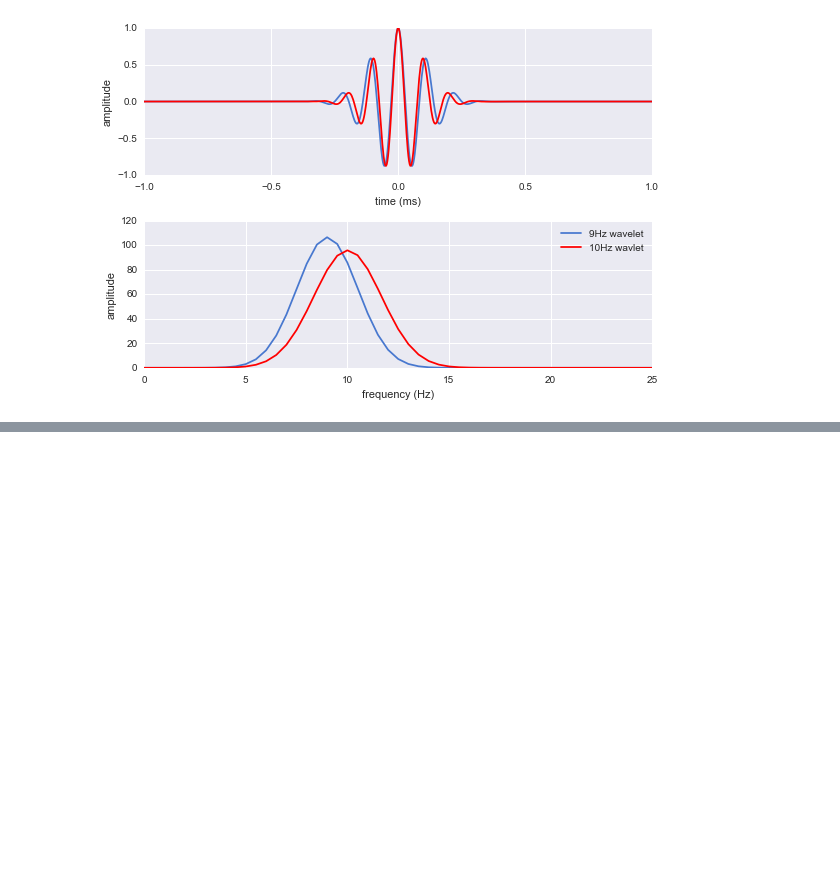
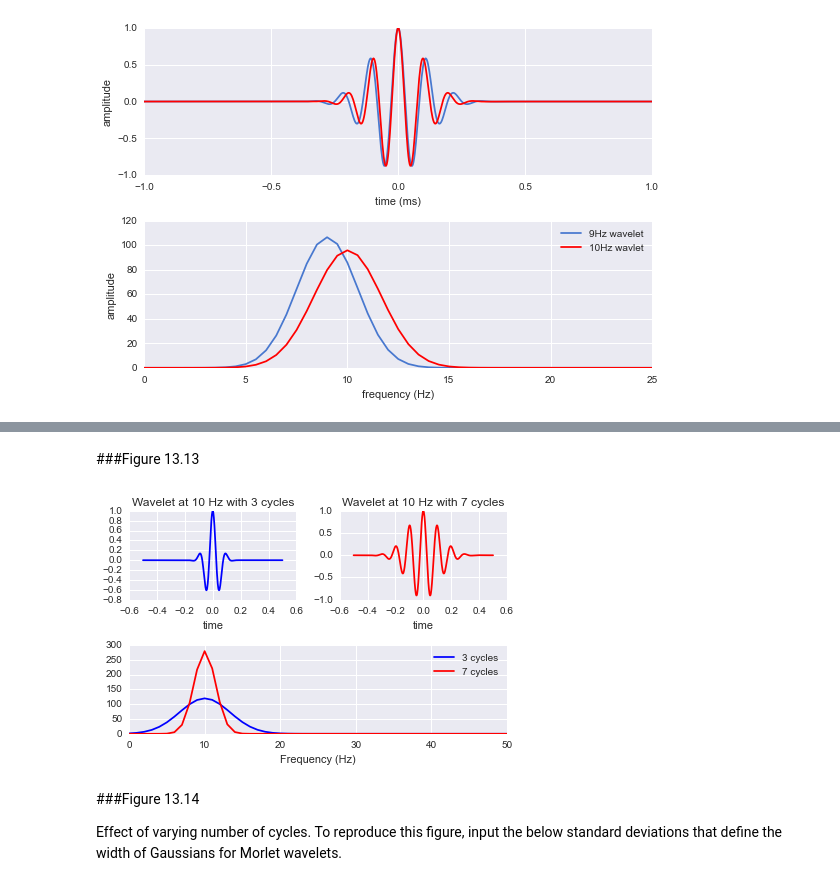
Before and after one commit to lyndond/Analyzing_Neural_Time_Series, a Jupyter notebook: chapter13.ipynb, the cells around one changed output, grey strips where cells are left out. Drawn from its saved outputs; the diff is of its cells as text; code cells hidden in the pictures; blank space fills up the shorter version.

```diff
--- a/chapter13.ipynb
+++ b/chapter13.ipynb
@@ -378,0 +565,37 @@ plt.tight_layout()
+# %% [markdown]
+###Figure 13.13
+# %%
+frequency = 10
+time = np.arange(-0.5,0.5 + 1/srate,1/srate)
+numcycles = [3,7]
+
+wavecolors='br'
+
+plt.figure()
+
+for i,cycle in enumerate(numcycles):
+    #create our wavelet
+    wavelet = exp(2*1j*pi*frequency*time) * exp(-time**2/(2*(cycle/(2*pi*frequency))**2))
+
+    plt.subplot(2,2,i+1)
+    plt.plot(time,np.real(wavelet),wavecolors[i])
+    plt.xlabel("time")
+    plt.title("Wavelet at " + str(frequency) + " Hz with " + str(cycle) + " cycles")
+
+    plt.subplot(2,1,2)
+    fft_wav = 2*np.absolute(fft(wavelet))
+    hz_wav = np.linspace(0,srate/2,np.round(len(wavelet)/2)+1)
+    plt.plot(hz_wav,fft_wav[:len(hz_wav)],wavecolors[i])
+
+plt.subplot(212)
+plt.xlabel("Frequency (Hz)")
+plt.xlim([0,50])
+plt.legend([str(numcycles[0]) + " cycles", str(numcycles[1]) + " cycles"])
+
+plt.tight_layout()
+# %% [output]
+[figure, added]
+# %% [markdown]
+###Figure 13.14
+
+Effect of varying number of cycles. To reproduce this figure, input the below standard deviations that define the width of Gaussians for Morlet wavelets.
```
Also changed, not shown: parts of 15 cells of this notebook.
